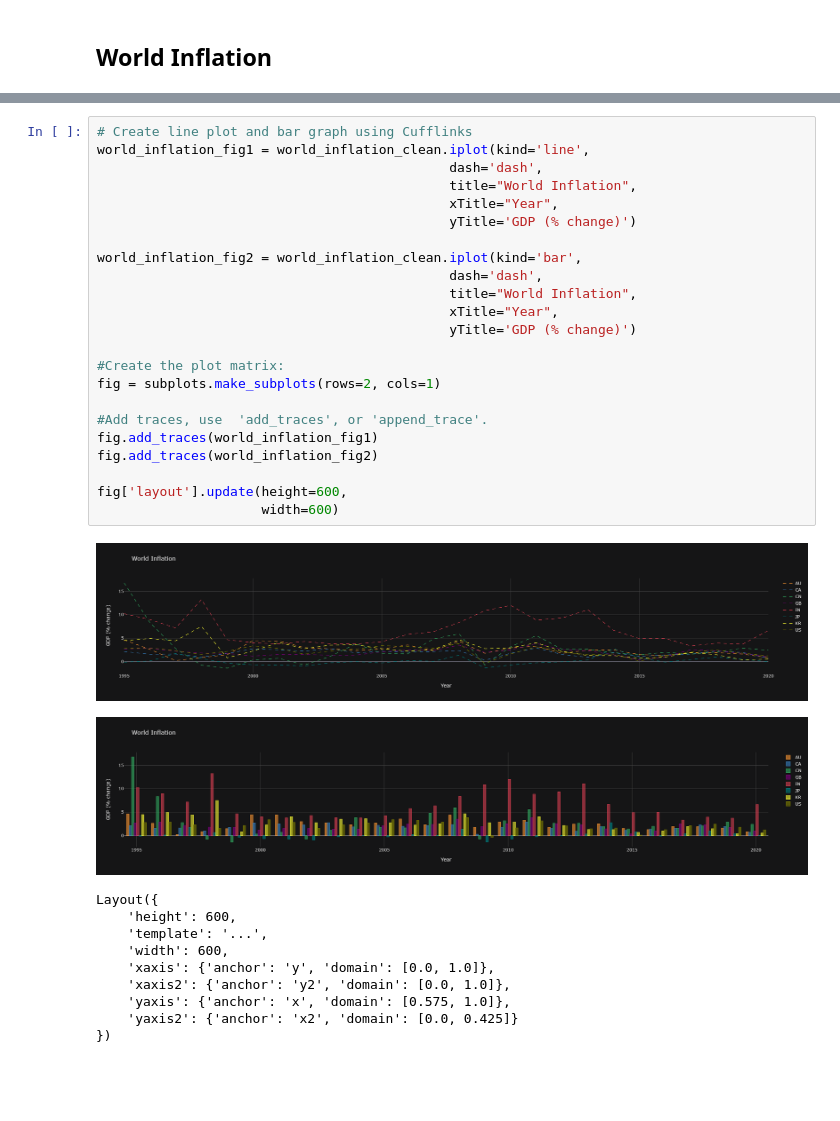
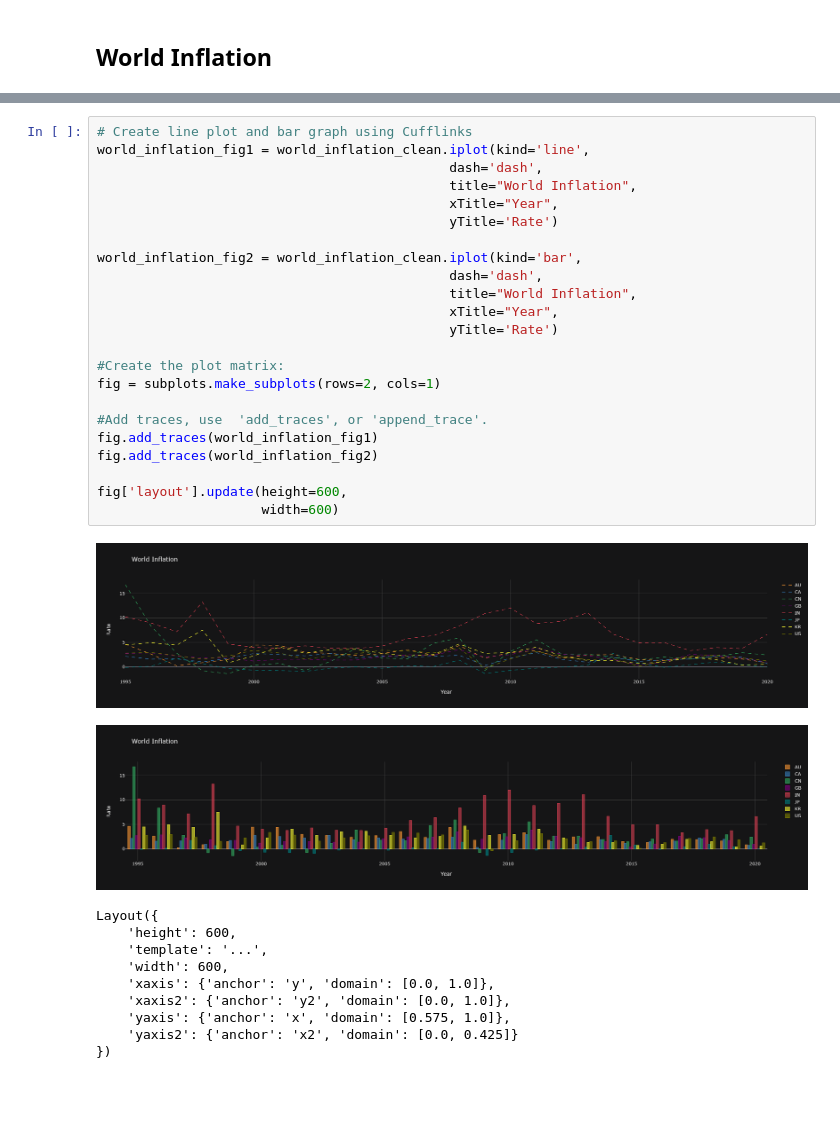
Before and after one commit to TribThapa/AustralianEconomyAnalysis, a Jupyter notebook: Code/StatisticalAnalysis.ipynb, the cells around one changed output, grey strips where cells are left out. Drawn from its saved outputs; the diff is of its cells as text.

```diff
--- a/Code/StatisticalAnalysis.ipynb
+++ b/Code/StatisticalAnalysis.ipynb
@@ -697,29 +684,29 @@ world_inflation_comb
 # %%
 # Create line plot and bar graph using Cufflinks
 world_inflation_fig1 = world_inflation_clean.iplot(kind='line',
                                              dash='dash',
                                              title="World Inflation",
                                              xTitle="Year",
-                                             yTitle='GDP (% change)')
+                                             yTitle='Rate')
 
 world_inflation_fig2 = world_inflation_clean.iplot(kind='bar',
                                              dash='dash',
                                              title="World Inflation",
                                              xTitle="Year",
-                                             yTitle='GDP (% change)')
+                                             yTitle='Rate')
 
 #Create the plot matrix:
 fig = subplots.make_subplots(rows=2, cols=1)
 
 #Add traces, use  'add_traces', or 'append_trace'.
 fig.add_traces(world_inflation_fig1)
 fig.add_traces(world_inflation_fig2)
 
 fig['layout'].update(height=600,
                      width=600)
 # %% [output]
-[figure, old version]
+[figure, new version]
-[figure, old version]
+[figure, new version]
 Layout({
     'height': 600,
     'template': '...',
```
Also changed, not shown: parts of 13 cells of this notebook, 10 other files.
